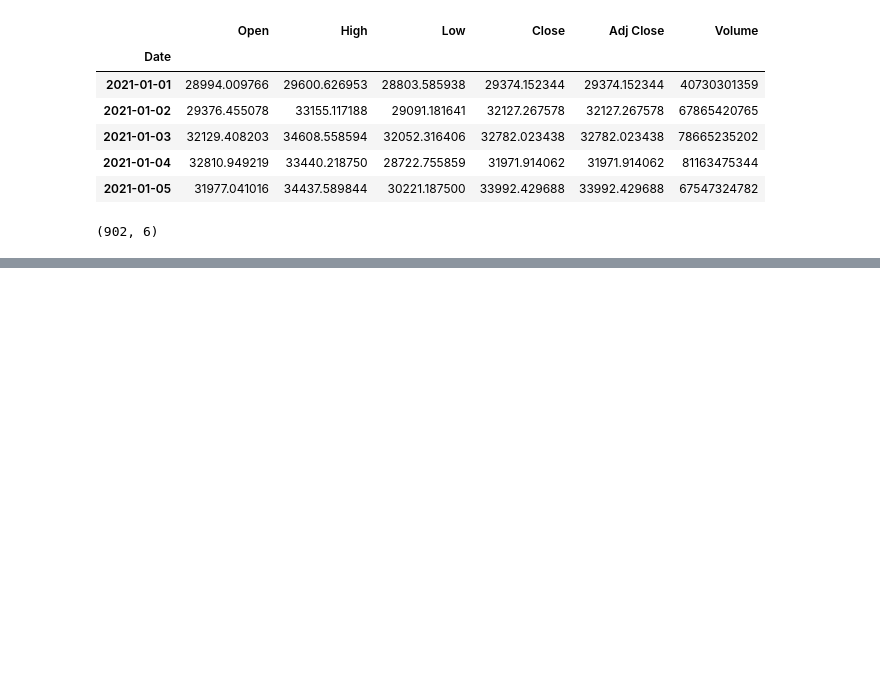
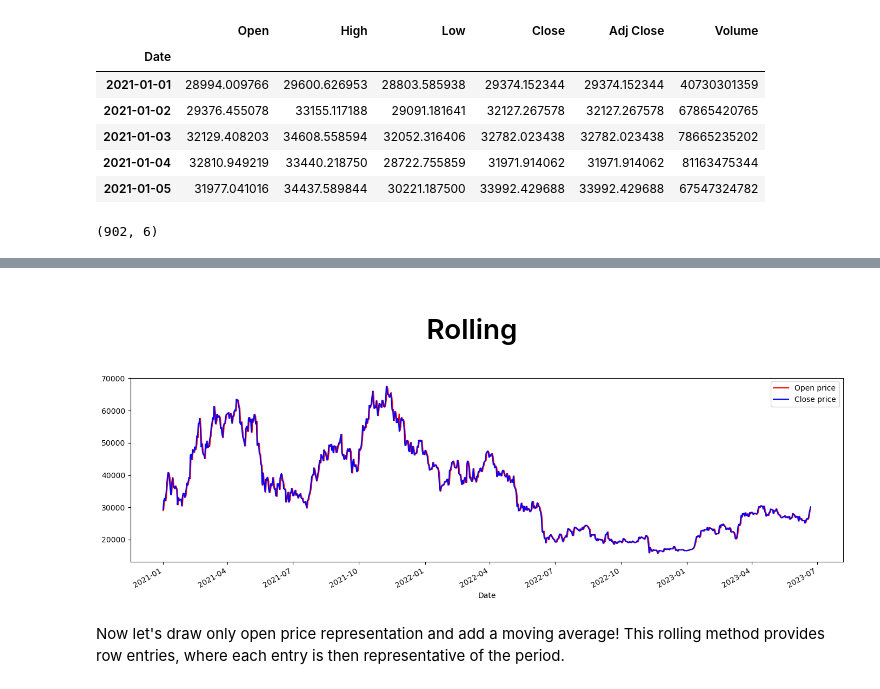
Before and after one commit to codewaly/finance, a Jupyter notebook: pandas_for_TM.ipynb, the cells around one changed output, grey strips where cells are left out. Drawn from its saved outputs; the diff is of its cells as text; code cells hidden in the pictures; blank space fills up the shorter version.

```diff
--- a/pandas_for_TM.ipynb
+++ b/pandas_for_TM.ipynb
@@ -228,0 +193,2 @@ plt.show()
+# %% [markdown]
+<h1><center> Rolling </center></h1>
@@ -228,0 +198,9 @@ plt.show()
+# %%
+bitcoin.Open.plot(figsize=(17,5), color = 'red', label = 'Open price')
+bitcoin['Close'].plot(figsize=(17,5), color = 'blue', label = 'Close price')
+plt.legend()
+plt.show()
+# %% [output]
+[figure, added]
+# %% [markdown]
+Now let's draw only open price representation and add a moving average! This rolling method provides row entries, where each entry is then representative of the period.
```
Also changed, not shown: parts of 38 cells of this notebook.
